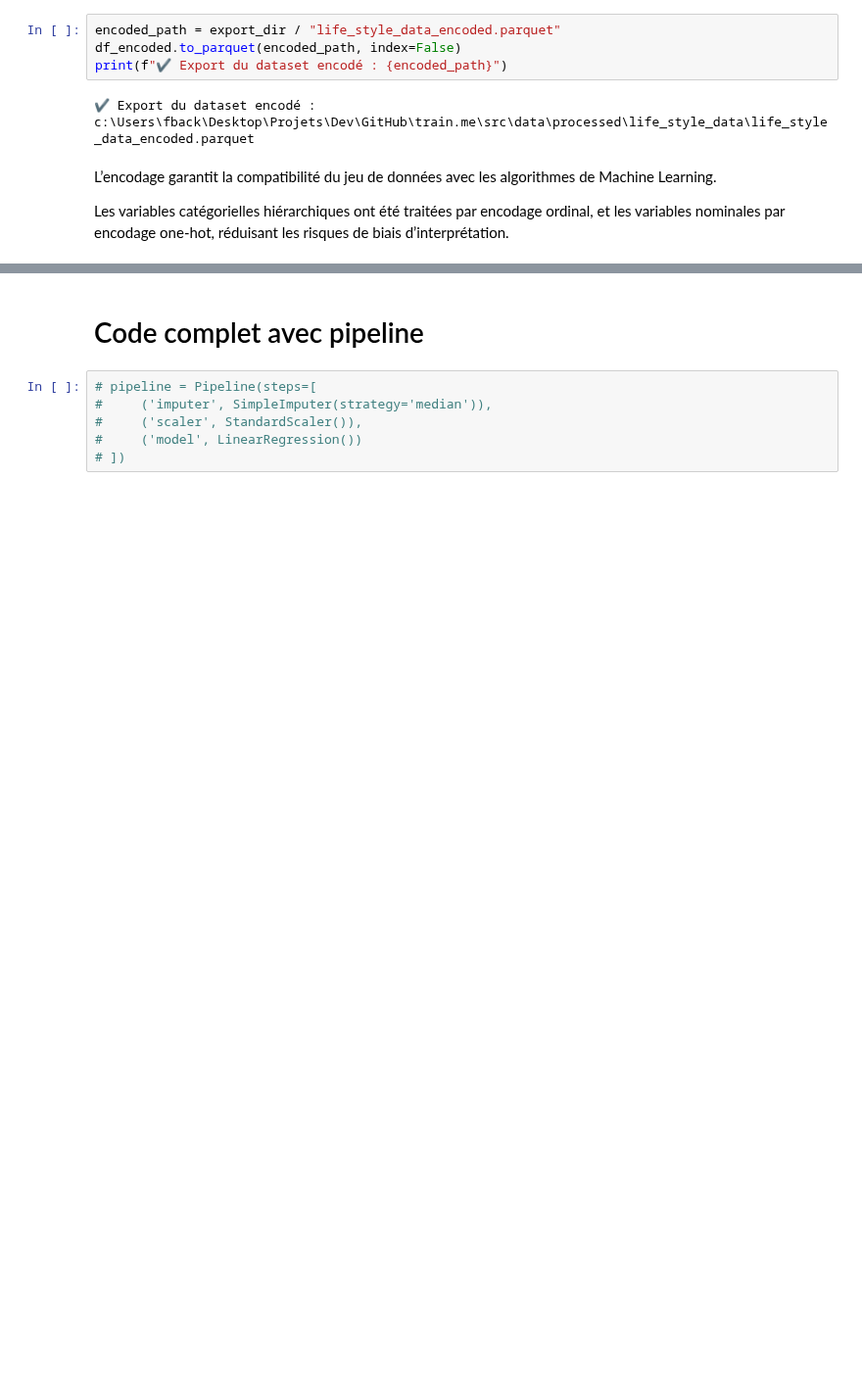
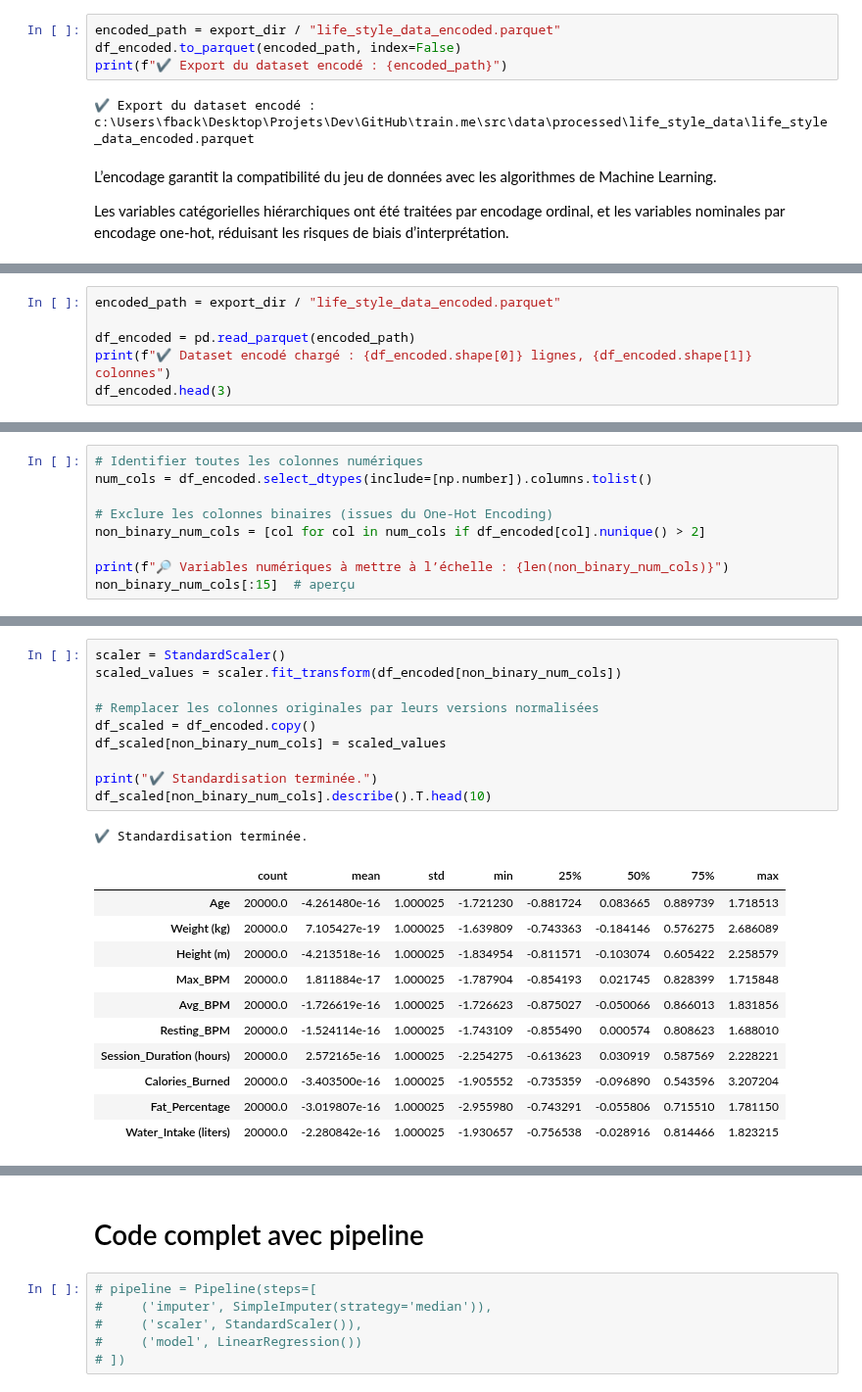
Before and after one commit to happy-developer/train.me, a Jupyter notebook: src/notebooks/preprocessing/life_style_data/preprocessing_life_style_data.ipynb, the cells around one changed output, grey strips where cells are left out. Shown at 98% size. Drawn from its saved outputs; the diff is of its cells as text; blank space fills up the shorter version.

Commit message:
Pipelines ML (life_style_data) - Mise à l’échelle / Normalisation des variables numériques

```diff
--- a/src/notebooks/preprocessing/life_style_data/preprocessing_life_style_data.ipynb
+++ b/src/notebooks/preprocessing/life_style_data/preprocessing_life_style_data.ipynb
@@ -508,0 +522,6 @@ Les variables catégorielles hiérarchiques ont été traitées par encodage ord
+# %%
+encoded_path = export_dir / "life_style_data_encoded.parquet"
+
+df_encoded = pd.read_parquet(encoded_path)
+print(f"✔ Dataset encodé chargé : {df_encoded.shape[0]} lignes, {df_encoded.shape[1]} colonnes")
+df_encoded.head(3)
@@ -508,0 +541,9 @@ Les variables catégorielles hiérarchiques ont été traitées par encodage ord
+# %%
+# Identifier toutes les colonnes numériques
+num_cols = df_encoded.select_dtypes(include=[np.number]).columns.tolist()
+
+# Exclure les colonnes binaires (issues du One-Hot Encoding)
+non_binary_num_cols = [col for col in num_cols if df_encoded[col].nunique() > 2]
+
+print(f"🔎 Variables numériques à mettre à l’échelle : {len(non_binary_num_cols)}")
+non_binary_num_cols[:15]  # aperçu
@@ -508,0 +573,23 @@ Les variables catégorielles hiérarchiques ont été traitées par encodage ord
+# %%
+scaler = StandardScaler()
+scaled_values = scaler.fit_transform(df_encoded[non_binary_num_cols])
+
+# Remplacer les colonnes originales par leurs versions normalisées
+df_scaled = df_encoded.copy()
+df_scaled[non_binary_num_cols] = scaled_values
+
+print("✔ Standardisation terminée.")
+df_scaled[non_binary_num_cols].describe().T.head(10)
+# %% [output]
+✔ Standardisation terminée.
+|  | count | mean | std | min | 25% | 50% | 75% | max |
+| Age | 20000.0 | -4.261480e-16 | 1.000025 | -1.721230 | -0.881724 | 0.083665 | 0.889739 | 1.718513 |
+| Weight (kg) | 20000.0 | 7.105427e-19 | 1.000025 | -1.639809 | -0.743363 | -0.184146 | 0.576275 | 2.686089 |
+| Height (m) | 20000.0 | -4.213518e-16 | 1.000025 | -1.834954 | -0.811571 | -0.103074 | 0.605422 | 2.258579 |
+| Max_BPM | 20000.0 | 1.811884e-17 | 1.000025 | -1.787904 | -0.854193 | 0.021745 | 0.828399 | 1.715848 |
+| Avg_BPM | 20000.0 | -1.726619e-16 | 1.000025 | -1.726623 | -0.875027 | -0.050066 | 0.866013 | 1.831856 |
+| Resting_BPM | 20000.0 | -1.524114e-16 | 1.000025 | -1.743109 | -0.855490 | 0.000574 | 0.808623 | 1.688010 |
+| Session_Duration (hours) | 20000.0 | 2.572165e-16 | 1.000025 | -2.254275 | -0.613623 | 0.030919 | 0.587569 | 2.228221 |
+| Calories_Burned | 20000.0 | -3.403500e-16 | 1.000025 | -1.905552 | -0.735359 | -0.096890 | 0.543596 | 3.207204 |
+| Fat_Percentage | 20000.0 | -3.019807e-16 | 1.000025 | -2.955980 | -0.743291 | -0.055806 | 0.715510 | 1.781150 |
+| Water_Intake (liters) | 20000.0 | -2.280842e-16 | 1.000025 | -1.930657 | -0.756538 | -0.028916 | 0.814466 | 1.823215 |
```
Also changed, not shown: parts of 14 cells of this notebook, 3 other files.
